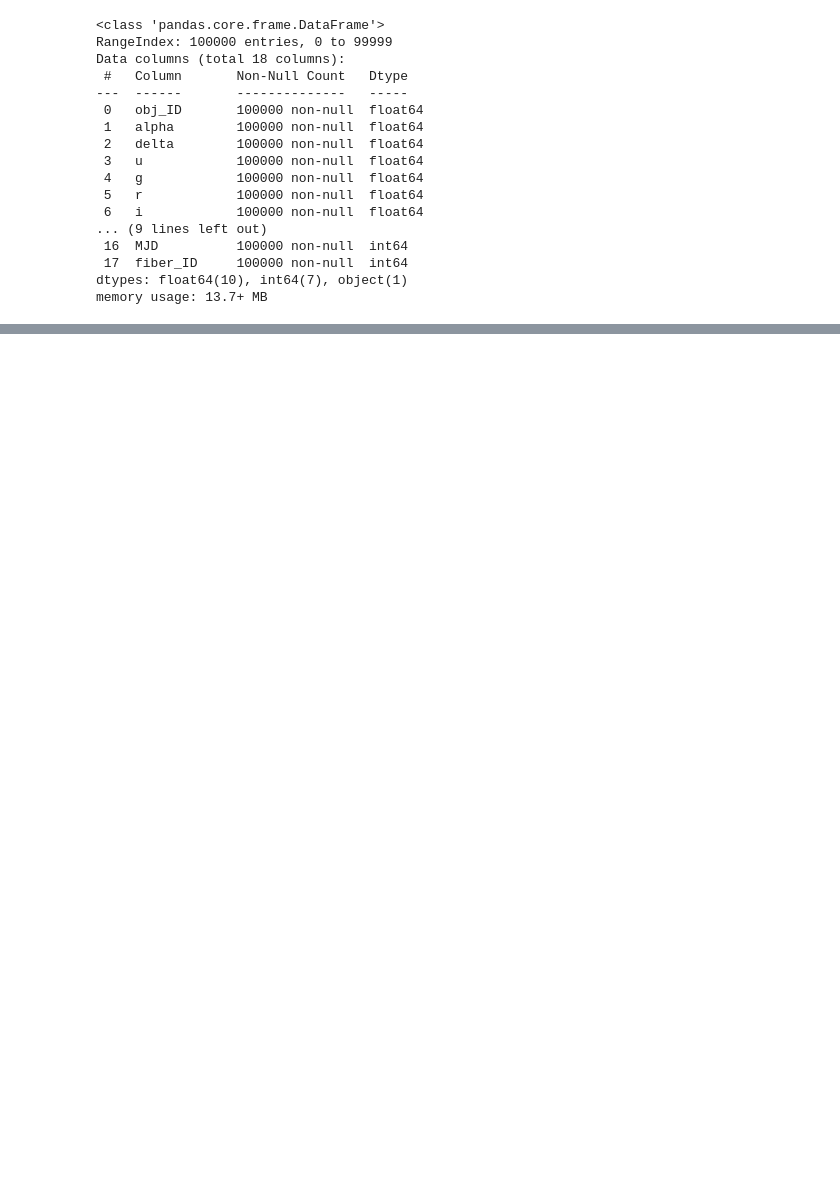
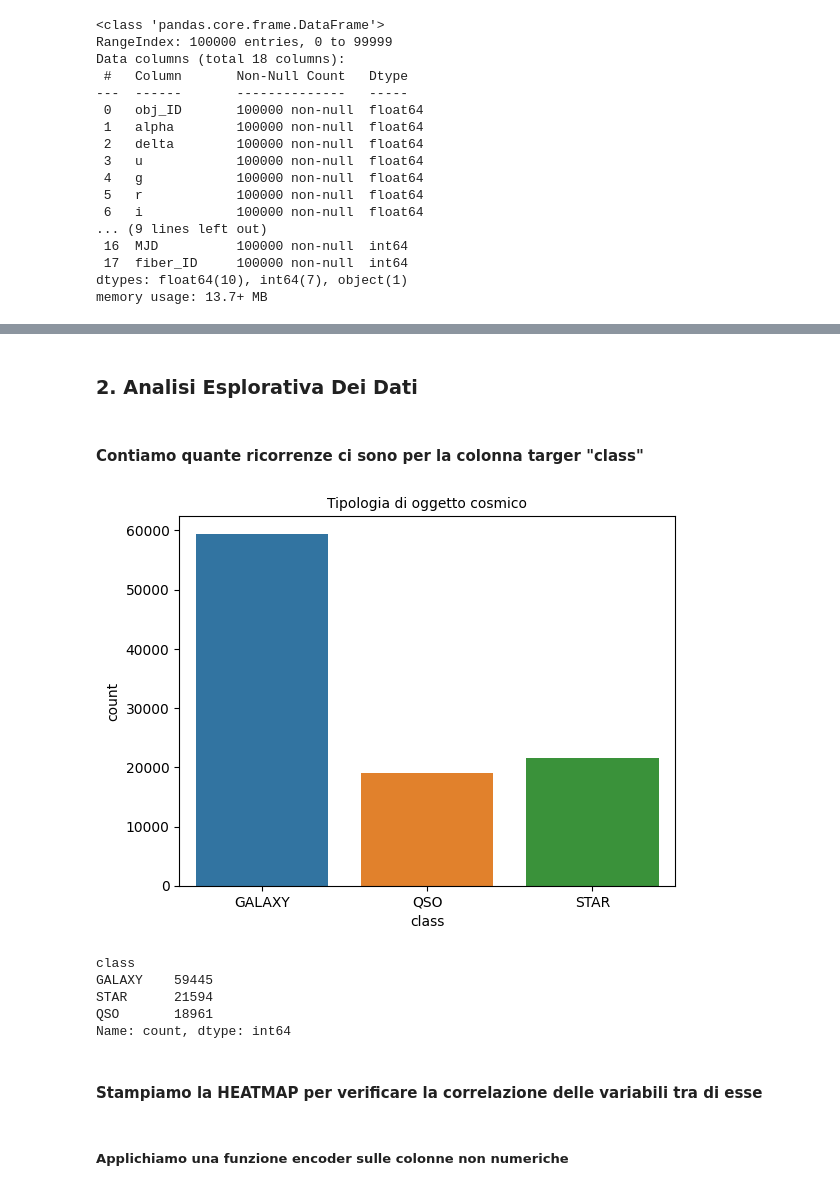
Before and after one commit to FabianCalangiu/Astronomical-Objects-Analysis, a Jupyter notebook: notebooks/explorative_analysis.ipynb, the cells around one changed output, grey strips where cells are left out. Saved outputs shown, nothing was run; the diff lists cells and outputs as text; code cells hidden in the pictures; blank space fills up the shorter version.

```diff
--- a/notebooks/explorative_analysis.ipynb
+++ b/notebooks/explorative_analysis.ipynb
@@ -65,0 +56,6 @@ df.describe()
+# %%
+df = df.rename(columns={"u": "ultraviolet"})
+df = df.rename(columns={"g": "green"})
+df = df.rename(columns={"r": "red"})
+df = df.rename(columns={"i": "near_infrared"})
+df = df.rename(columns={"z": "infrared"})
@@ -65,0 +74,3 @@ df.describe()
+# %%
+df = df.drop(['run_ID','rerun_ID','cam_col','fiber_ID','field_ID'], axis = 1)
+df
@@ -65,0 +91,21 @@ df.describe()
+# %% [markdown]
+<h3>2. Analisi Esplorativa Dei Dati</h3>
+# %% [markdown]
+<h4>Contiamo quante ricorrenze ci sono per la colonna targer "class"</h4>
+# %%
+sns.countplot(data=df, x="class", hue="class")
+plt.title("Tipologia di oggetto cosmico",fontsize=10)
+plt.show()
+
+df["class"].value_counts()
+# %% [output]
+[figure, added]
+class
+GALAXY    59445
+STAR      21594
+QSO       18961
+Name: count, dtype: int64
+# %% [markdown]
+<h4>Stampiamo la HEATMAP per verificare la correlazione delle variabili tra di esse</h4>
+# %% [markdown]
+<h5>Applichiamo una funzione encoder sulle colonne non numeriche</h5>
```
Also changed, not shown: parts of 9 cells of this notebook.
